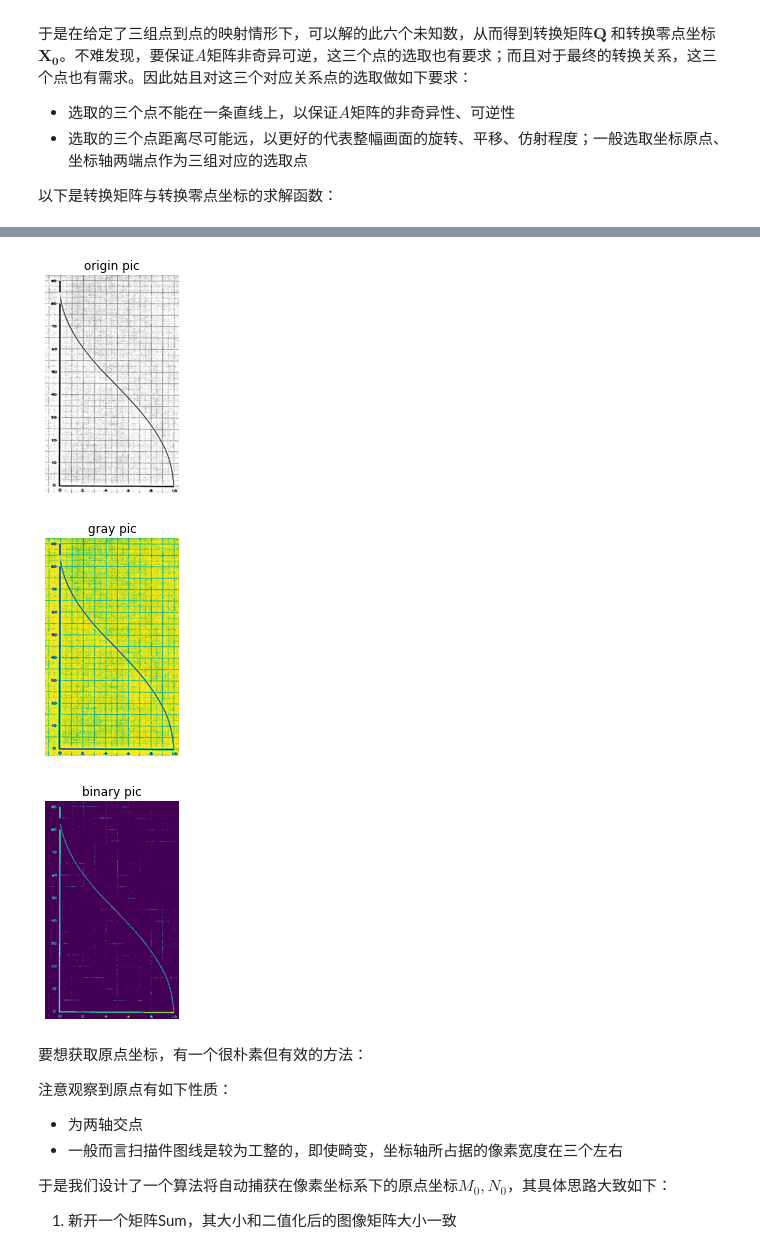
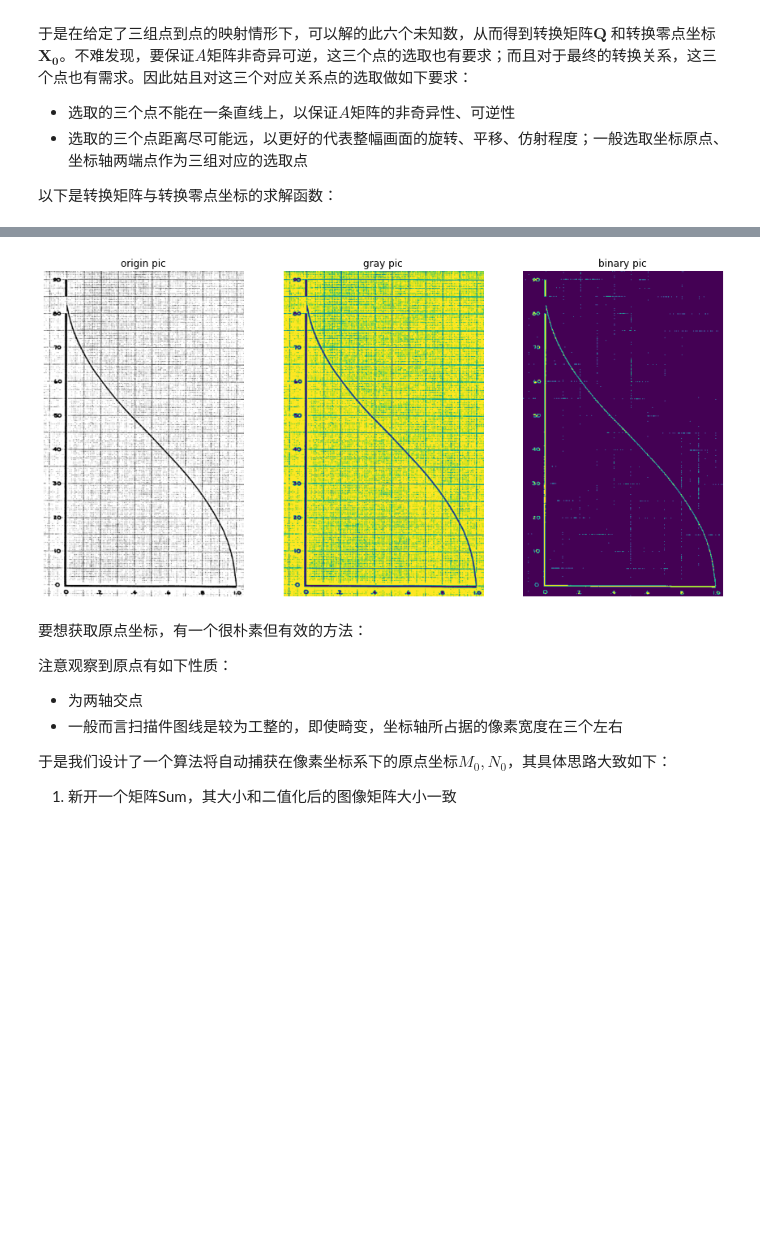
Before and after one commit to cherose2004/learning, a Jupyter notebook: project/Flight Simulation/homework/ProjectTeam1.ipynb, the cells around one changed output, grey strips where cells are left out. Drawn from its saved outputs; the diff is of its cells as text; code cells hidden in the pictures; blank space fills up the shorter version.

```diff
--- a/project/Flight Simulation/homework/ProjectTeam1.ipynb
+++ b/project/Flight Simulation/homework/ProjectTeam1.ipynb
@@ -436,27 +440,27 @@ def Trans(ij,xy):
 按照之前的步骤我们进行一下预处理：
 # %%
 pic = cv.imread('GroundEffectK.png') #读取图片
+plt.figure(figsize = (15,9))
+plt.subplot(1,3,1)
 plt.imshow(pic)
 plt.axis('off')
 plt.title('origin pic')
-plt.show()
 
 gray = cv.cvtColor(pic,cv.COLOR_BGR2GRAY) #灰度化
 mat = np.array(gray)
+plt.subplot(1,3,2)
 plt.imshow(mat)
 plt.axis('off')
 plt.title('gray pic')
-plt.show()
 
 binary = get_filter0(mat , 4) #人工二值化
+plt.subplot(1,3,3)
 plt.imshow(binary)
 plt.axis('off')
 plt.title('binary pic')
 plt.show()
 # %% [output]
-[figure, old version]
+[figure, new version]
-[figure, removed]
-[figure, removed]
 # %% [markdown]
 要想获取原点坐标，有一个很朴素但有效的方法：
 
```
Also changed, not shown: parts of 27 cells of this notebook, 1 other file.
